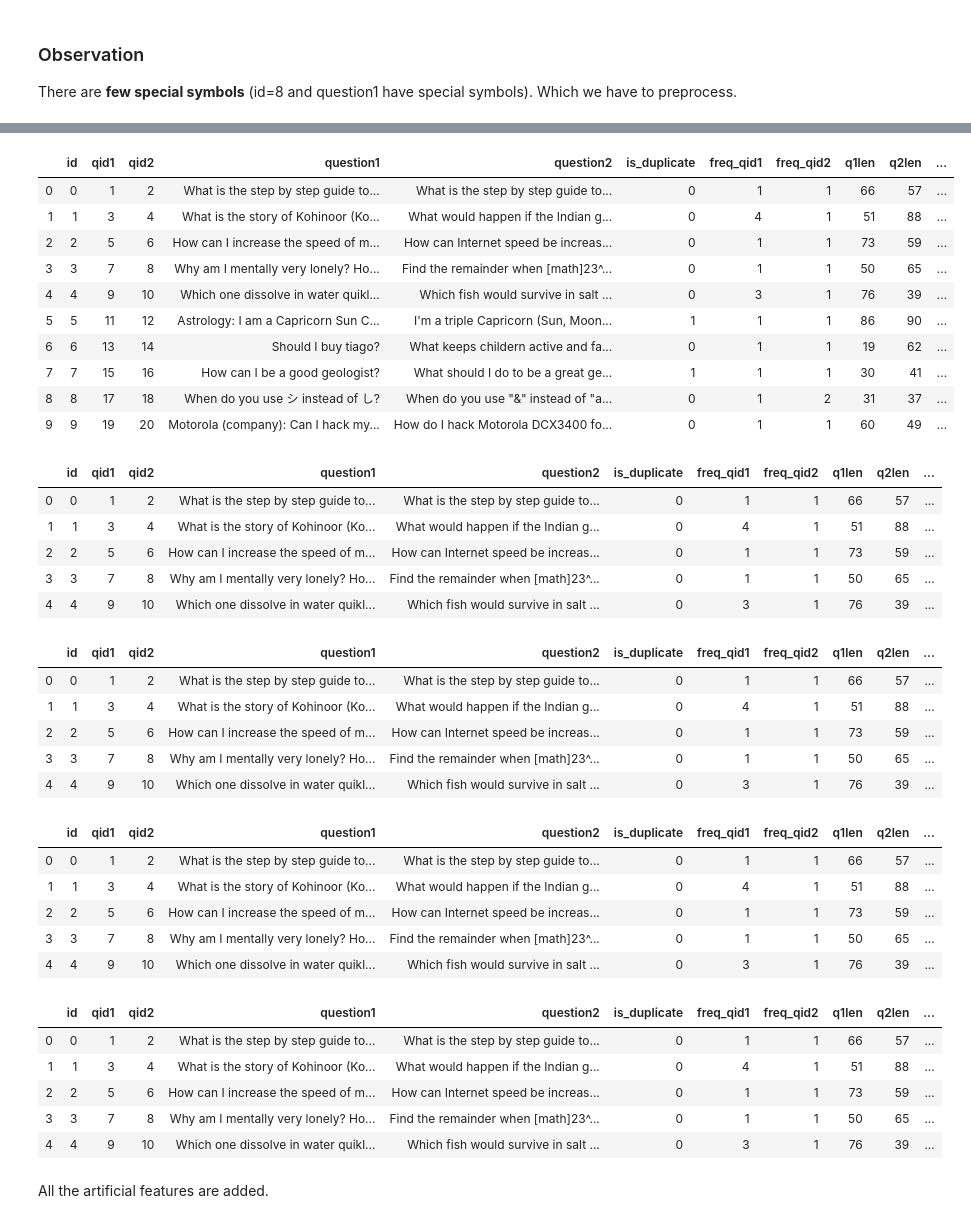
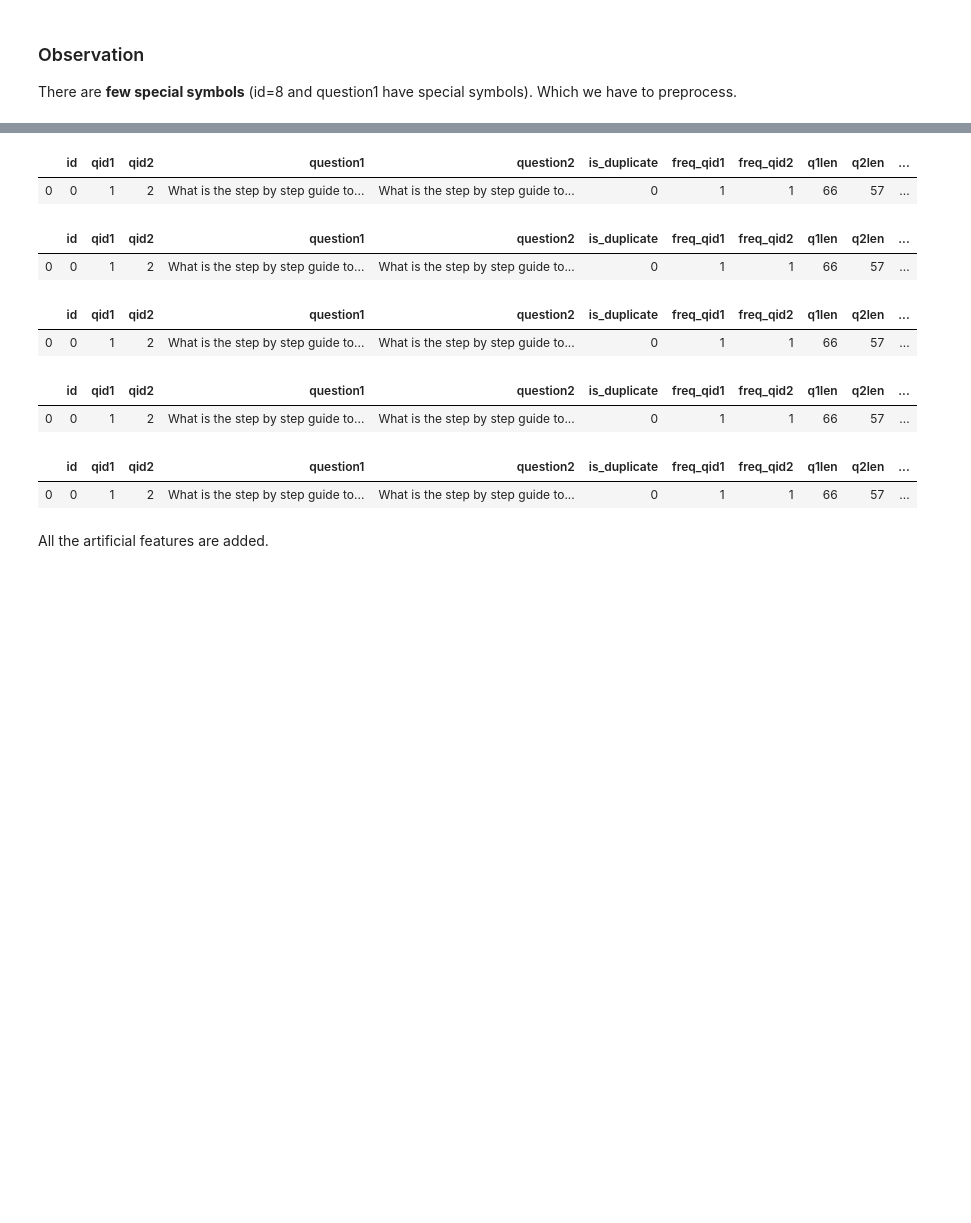
Before and after one commit to arpitiiitv/Machine-Learning-End2End-, a Jupyter notebook: Quora Question Pairs Similarity/Quora Question Pairs.ipynb, the cells around one changed output, grey strips where cells are left out. Drawn from its saved outputs; the diff is of its cells as text; code cells hidden in the pictures; blank space fills up the shorter version.

```diff
--- a/Quora Question Pairs Similarity/Quora Question Pairs.ipynb
+++ b/Quora Question Pairs Similarity/Quora Question Pairs.ipynb
@@ -304,19 +272,10 @@ df.head(10)
 # %%
 # adding  q2_n_words = Number of words in Question 2
 df['q2_n_words'] = df['question2'].apply(lambda x: len(x.split(" ")))
-df.head(10)
+df.head(1)
 # %% [output]
 |  | id | qid1 | qid2 | question1 | question2 | is_duplicate | freq_qid1 | freq_qid2 | q1len | q2len | ... |
 | 0 | 0 | 1 | 2 | What is the step by step guide to... | What is the step by step guide to... | 0 | 1 | 1 | 66 | 57 | ... |
-| 1 | 1 | 3 | 4 | What is the story of Kohinoor (Ko... | What would happen if the Indian g... | 0 | 4 | 1 | 51 | 88 | ... |
-| 2 | 2 | 5 | 6 | How can I increase the speed of m... | How can Internet speed be increas... | 0 | 1 | 1 | 73 | 59 | ... |
-| 3 | 3 | 7 | 8 | Why am I mentally very lonely? Ho... | Find the remainder when [math]23^... | 0 | 1 | 1 | 50 | 65 | ... |
-| 4 | 4 | 9 | 10 | Which one dissolve in water quikl... | Which fish would survive in salt ... | 0 | 3 | 1 | 76 | 39 | ... |
-| 5 | 5 | 11 | 12 | Astrology: I am a Capricorn Sun C... | I'm a triple Capricorn (Sun, Moon... | 1 | 1 | 1 | 86 | 90 | ... |
-| 6 | 6 | 13 | 14 | Should I buy tiago? | What keeps childern active and fa... | 0 | 1 | 1 | 19 | 62 | ... |
-| 7 | 7 | 15 | 16 | How can I be a good geologist? | What should I do to be a great ge... | 1 | 1 | 1 | 30 | 41 | ... |
-| 8 | 8 | 17 | 18 | When do you use シ instead of し? | When do you use "&" instead of "a... | 0 | 1 | 2 | 31 | 37 | ... |
-| 9 | 9 | 19 | 20 | Motorola (company): Can I hack my... | How do I hack Motorola DCX3400 fo... | 0 | 1 | 1 | 60 | 49 | ... |
 # %%
 # adding word common feature
 def commom_word_length(row):
@@ -324,14 +283,10 @@ def commom_word_length(row):
         words2 = set(map(lambda word: word.lower().strip(), row['question2'].split(" ")))
         return len(words1 & words2)
 df['word_Common'] = df.apply(commom_word_length, axis=1)
-df.head()
+df.head(1)
 # %% [output]
 |  | id | qid1 | qid2 | question1 | question2 | is_duplicate | freq_qid1 | freq_qid2 | q1len | q2len | ... |
 | 0 | 0 | 1 | 2 | What is the step by step guide to... | What is the step by step guide to... | 0 | 1 | 1 | 66 | 57 | ... |
-| 1 | 1 | 3 | 4 | What is the story of Kohinoor (Ko... | What would happen if the Indian g... | 0 | 4 | 1 | 51 | 88 | ... |
-| 2 | 2 | 5 | 6 | How can I increase the speed of m... | How can Internet speed be increas... | 0 | 1 | 1 | 73 | 59 | ... |
-| 3 | 3 | 7 | 8 | Why am I mentally very lonely? Ho... | Find the remainder when [math]23^... | 0 | 1 | 1 | 50 | 65 | ... |
-| 4 | 4 | 9 | 10 | Which one dissolve in water quikl... | Which fish would survive in salt ... | 0 | 3 | 1 | 76 | 39 | ... |
 # %%
 # adding total words in both questions
 def total_words(row):
@@ -339,14 +294,10 @@ def total_words(row):
     words2 = set(map(lambda x:x.lower().strip(), row['question1'].split(" ")))
     return len(words1)+len(words2)
 df['total_words_in2'] = df.apply(total_words, axis =1)
-df.head()
+df.head(1)
 # %% [output]
 |  | id | qid1 | qid2 | question1 | question2 | is_duplicate | freq_qid1 | freq_qid2 | q1len | q2len | ... |
 | 0 | 0 | 1 | 2 | What is the step by step guide to... | What is the step by step guide to... | 0 | 1 | 1 | 66 | 57 | ... |
-| 1 | 1 | 3 | 4 | What is the story of Kohinoor (Ko... | What would happen if the Indian g... | 0 | 4 | 1 | 51 | 88 | ... |
-| 2 | 2 | 5 | 6 | How can I increase the speed of m... | How can Internet speed be increas... | 0 | 1 | 1 | 73 | 59 | ... |
-| 3 | 3 | 7 | 8 | Why am I mentally very lonely? Ho... | Find the remainder when [math]23^... | 0 | 1 | 1 | 50 | 65 | ... |
-| 4 | 4 | 9 | 10 | Which one dissolve in water quikl... | Which fish would survive in salt ... | 0 | 3 | 1 | 76 | 39 | ... |
 # %%
 # word_share = (word_common)/(word_Total)
 # adding word_share features
@@ -355,26 +306,18 @@ def words_share(row):
     words2 = set(map(lambda x: x.lower().strip(), row['question2'].split(" ")))
     return len(words1 & words2)/(len(words1)+len(words2))
 df['words_share'] = df.apply(words_share, axis=1)
-df.head()
+df.head(1)
 # %% [output]
 |  | id | qid1 | qid2 | question1 | question2 | is_duplicate | freq_qid1 | freq_qid2 | q1len | q2len | ... |
 | 0 | 0 | 1 | 2 | What is the step by step guide to... | What is the step by step guide to... | 0 | 1 | 1 | 66 | 57 | ... |
-| 1 | 1 | 3 | 4 | What is the story of Kohinoor (Ko... | What would happen if the Indian g... | 0 | 4 | 1 | 51 | 88 | ... |
-| 2 | 2 | 5 | 6 | How can I increase the speed of m... | How can Internet speed be increas... | 0 | 1 | 1 | 73 | 59 | ... |
-| 3 | 3 | 7 | 8 | Why am I mentally very lonely? Ho... | Find the remainder when [math]23^... | 0 | 1 | 1 | 50 | 65 | ... |
-| 4 | 4 | 9 | 10 | Which one dissolve in water quikl... | Which fish would survive in salt ... | 0 | 3 | 1 | 76 | 39 | ... |
 # %%
 # adding sum of frequency and absolute difference of frequency
 df['freq_q1+q2'] = df['freq_qid1']+df['freq_qid2']
 df['freq_q1-q2'] = abs(df['freq_qid1']-df['freq_qid2'])
-df.head()
+df.head(1)
 # %% [output]
 |  | id | qid1 | qid2 | question1 | question2 | is_duplicate | freq_qid1 | freq_qid2 | q1len | q2len | ... |
 | 0 | 0 | 1 | 2 | What is the step by step guide to... | What is the step by step guide to... | 0 | 1 | 1 | 66 | 57 | ... |
-| 1 | 1 | 3 | 4 | What is the story of Kohinoor (Ko... | What would happen if the Indian g... | 0 | 4 | 1 | 51 | 88 | ... |
-| 2 | 2 | 5 | 6 | How can I increase the speed of m... | How can Internet speed be increas... | 0 | 1 | 1 | 73 | 59 | ... |
-| 3 | 3 | 7 | 8 | Why am I mentally very lonely? Ho... | Find the remainder when [math]23^... | 0 | 1 | 1 | 50 | 65 | ... |
-| 4 | 4 | 9 | 10 | Which one dissolve in water quikl... | Which fish would survive in salt ... | 0 | 3 | 1 | 76 | 39 | ... |
 # %% [markdown]
 All the artificial features are added.
 # %%
```
Also changed, not shown: parts of 27 cells of this notebook, 1 other file.
